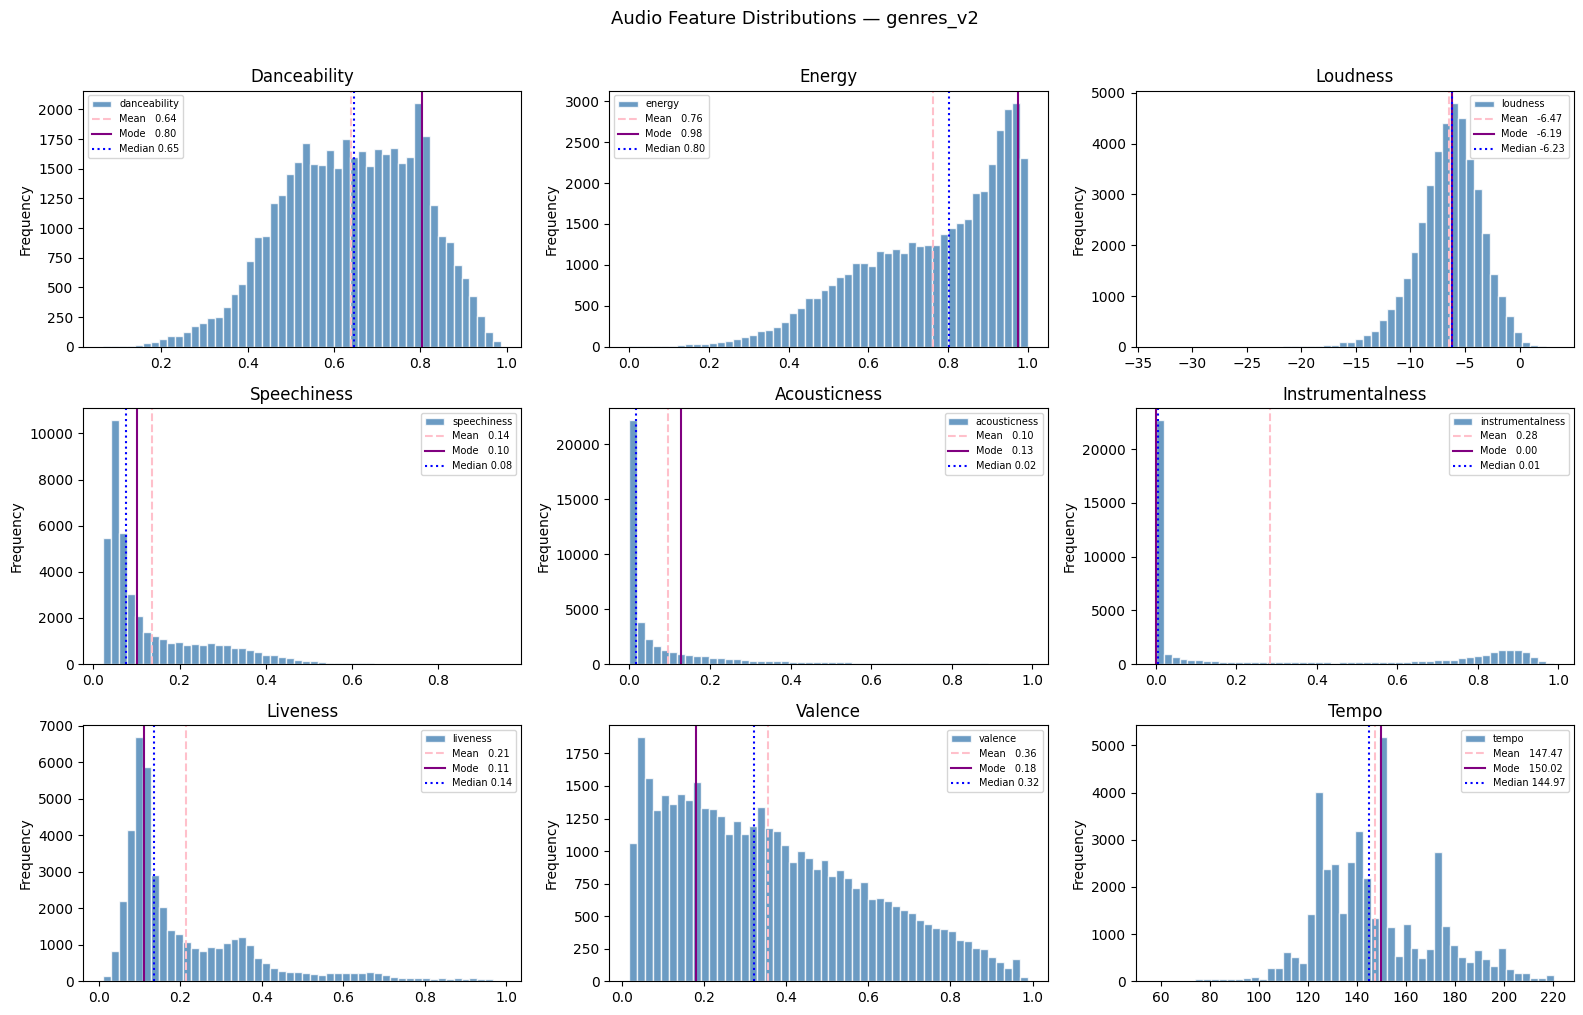
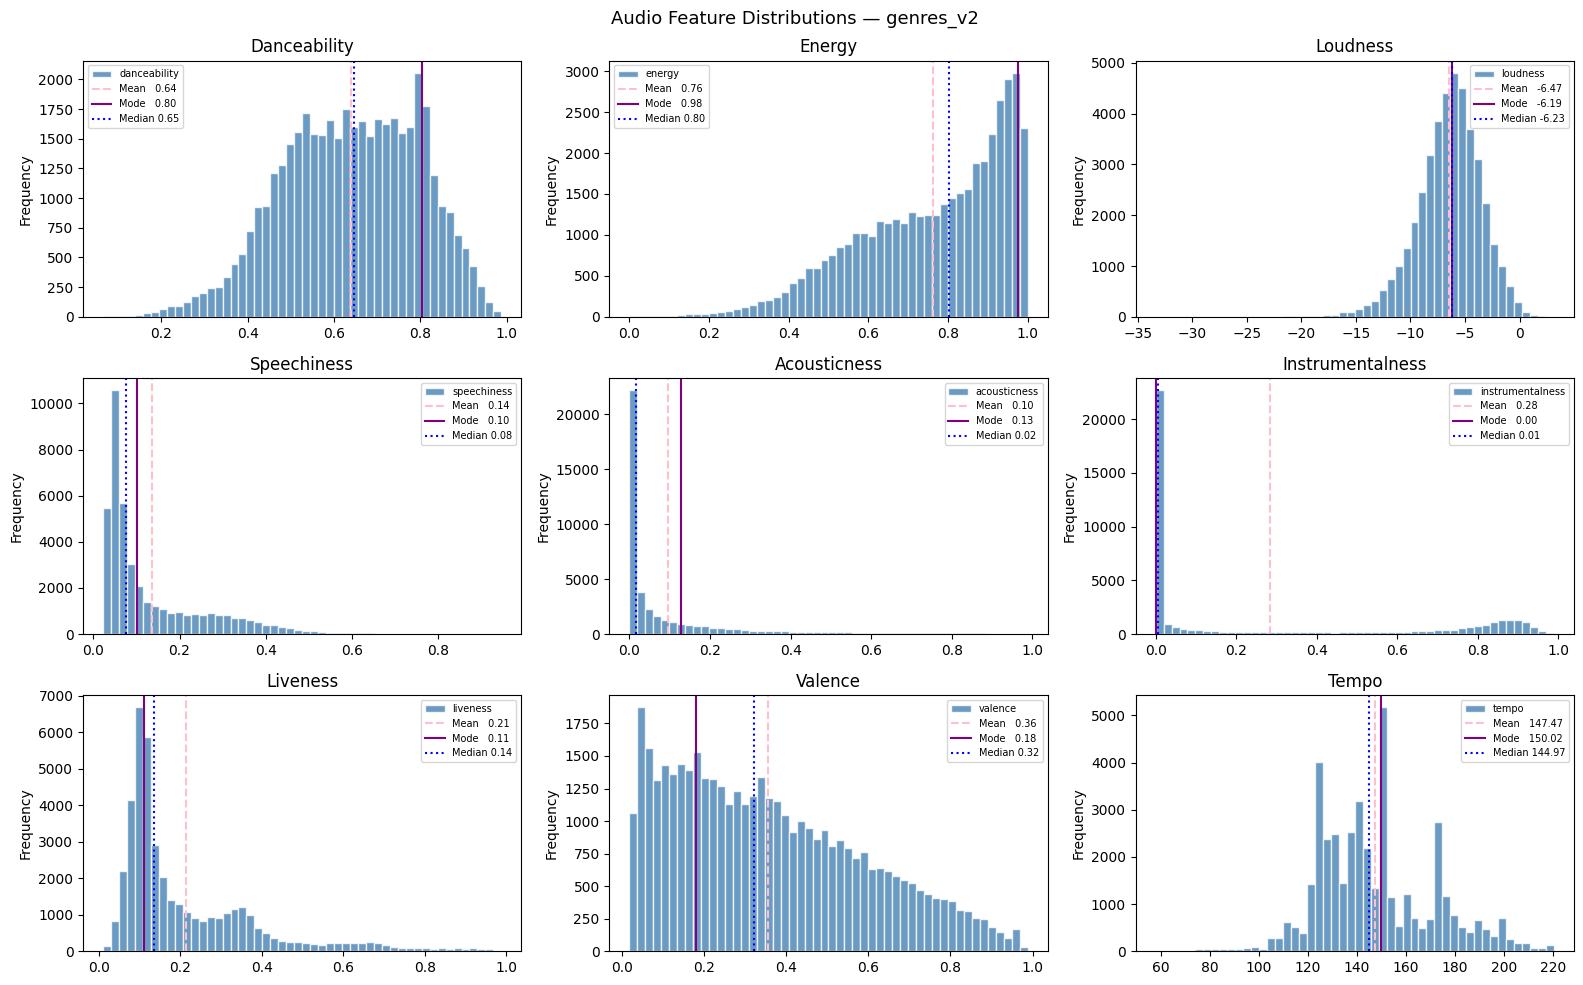
The change to this notebook cell's code, shown as a diff; its figure went from the first image to the second:
--- before
+++ after
@@ -72,7 +72,7 @@
             ax.set_visible(False)
 
-        plt.suptitle(f'Audio Feature Distributions — {name}', fontsize=13, y=1.01)
+        plt.suptitle(f'Audio Feature Distributions — {name}', fontsize=13)
         plt.tight_layout()
-        plt.savefig(PLOTS / f'distributions_{name}.png', dpi=150)
+        plt.savefig(PLOTS / f'distributions_{name}.png', dpi=150, bbox_inches='tight')
         plt.show()
 
@@ -89,5 +89,5 @@
         plt.title(f'Correlation Matrix — {name}', fontsize=13)
         plt.tight_layout()
-        plt.savefig(PLOTS / f'correlation_{name}.png', dpi=150)
+        plt.savefig(PLOTS / f'correlation_{name}.png', dpi=150, bbox_inches='tight')
         plt.show()
 

Commit: dump